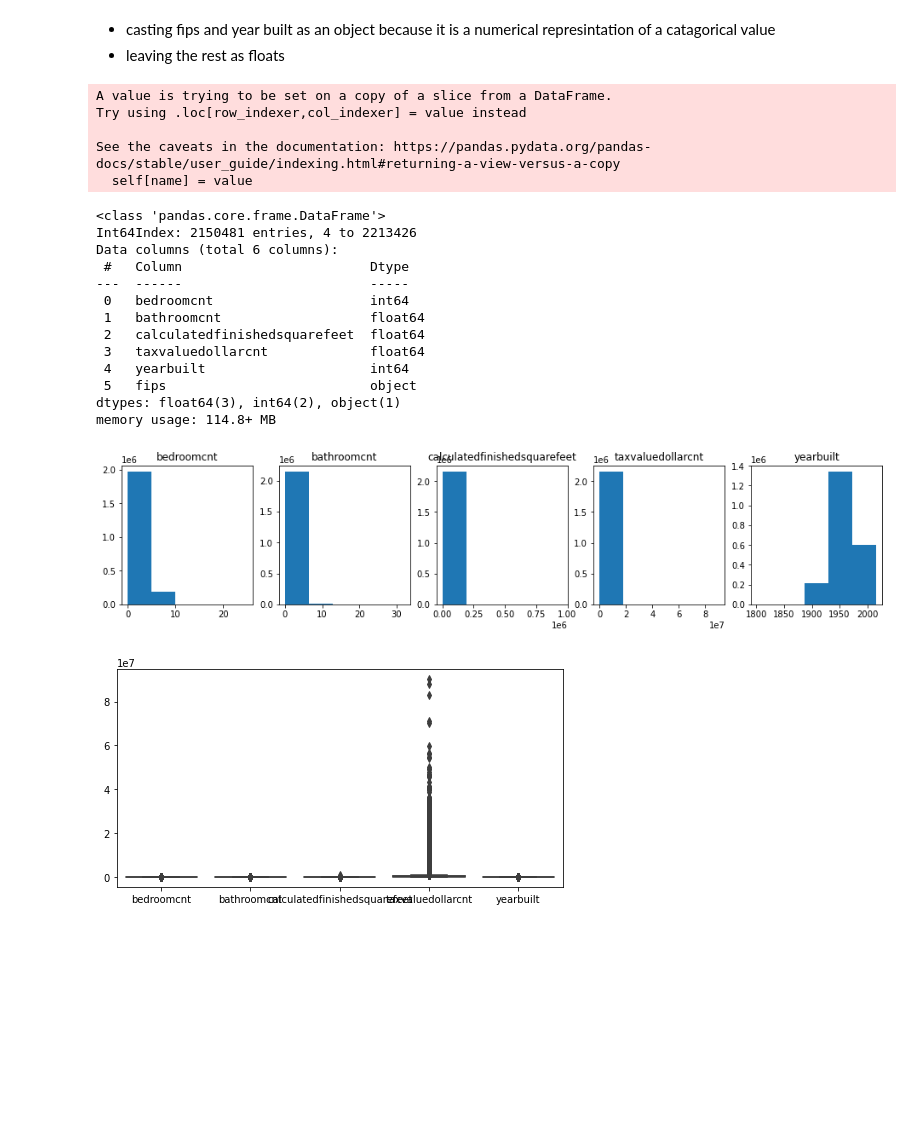
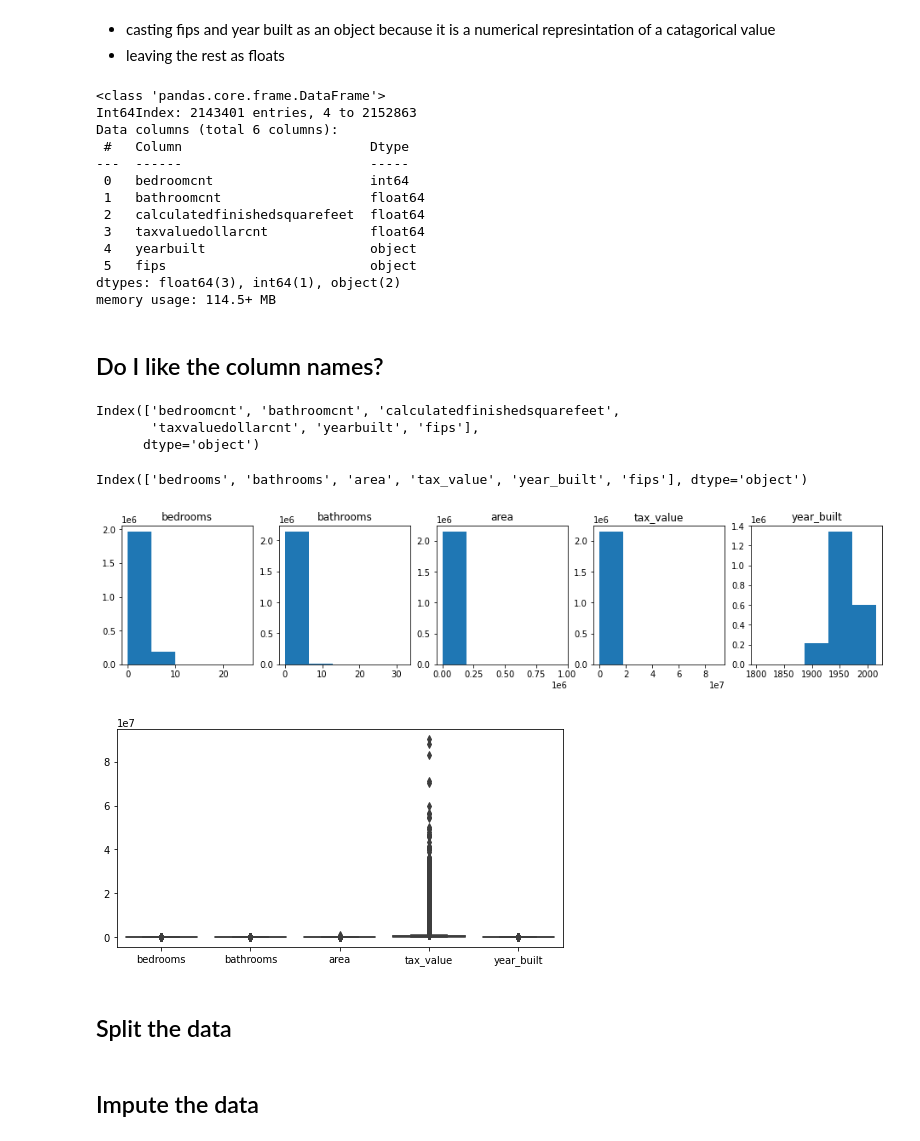
Before and after one commit to Johndsalas/lesson_prep, a Jupyter notebook: regression/Wrangle_Exercises.ipynb, the cells around one changed output. Saved outputs shown, nothing was run; the diff lists cells and outputs as text; code cells hidden in the pictures; blank space fills up the shorter version.

```diff
--- a/regression/Wrangle_Exercises.ipynb
+++ b/regression/Wrangle_Exercises.ipynb
@@ -189,19 +200,13 @@ Name: fips, dtype: int64
 * leaving the rest as floats
 # %%
 df.fips = df.fips.astype(object)
-df.yearbuilt = df.yearbuilt.astype(int)
+df.yearbuilt = df.yearbuilt.astype(object)
 df.bedroomcnt = df.bedroomcnt.astype(int)
-# %% [output]
-A value is trying to be set on a copy of a slice from a DataFrame.
-Try using .loc[row_indexer,col_indexer] = value instead
-
-See the caveats in the documentation: https://pandas.pydata.org/pandas-docs/stable/user_guide/indexing.html#returning-a-view-versus-a-copy
-  self[name] = value
 # %%
 df.info()
 # %% [output]
 <class 'pandas.core.frame.DataFrame'>
-Int64Index: 2150481 entries, 4 to 2213426
+Int64Index: 2143401 entries, 4 to 2152863
 Data columns (total 6 columns):
  #   Column                        Dtype
 ---  ------                        -----
@@ -209,39 +214,59 @@ Data columns (total 6 columns):
  1   bathroomcnt                   float64
  2   calculatedfinishedsquarefeet  float64
  3   taxvaluedollarcnt             float64
- 4   yearbuilt                     int64
+ 4   yearbuilt                     object
  5   fips                          object
-dtypes: float64(3), int64(2), object(1)
-memory usage: 114.8+ MB
+dtypes: float64(3), int64(1), object(2)
+memory usage: 114.5+ MB
+# %% [markdown]
+## Do I like the column names?
+# %%
+df.columns
+# %% [output]
+Index(['bedroomcnt', 'bathroomcnt', 'calculatedfinishedsquarefeet',
+       'taxvaluedollarcnt', 'yearbuilt', 'fips'],
+      dtype='object')
+# %%
+# renaming column names to one's I like better
+df = df.rename(columns = {'bedroomcnt':'bedrooms',
+                          'bathroomcnt':'bathrooms',
+                          'calculatedfinishedsquarefeet':'area',
+                          'taxvaluedollarcnt':'tax_value',
+                          'yearbuilt':'year_built'})
+
+df.columns
+# %% [output]
+Index(['bedrooms', 'bathrooms', 'area', 'tax_value', 'year_built', 'fips'], dtype='object')
 # %%
 plt.figure(figsize=(16, 3))
 
 # List of columns
 cols = [col for col in df.columns if col != 'fips']
 
 for i, col in enumerate(cols):
 
     # i starts at 0, but plot nos should start at 1
     plot_number = i + 1
 
     # Create subplot.
-    plt.subplot(1,5, plot_number)
+    plt.subplot(1, len(cols), plot_number)
 
     # Title with column name.
     plt.title(col)
 
     # Display histogram for column.
     df[col].hist(bins=5)
 
     # Hide gridlines.
     plt.grid(False)
 # %% [output]
-[figure, old version]
+[figure, new version]
 # %%
 plt.figure(figsize=(8,4))
 
-
 sns.boxplot(data=df.drop(columns=['fips']))
 plt.show()
 # %% [output]
-[figure, old version]
+[figure, new version]
+# %% [markdown]
+## Split the data
@@ -247,0 +276,2 @@ plt.show()
+# %% [markdown]
+## Impute the data
```
Also changed, not shown: parts of 43 cells of this notebook, 1 other file.
